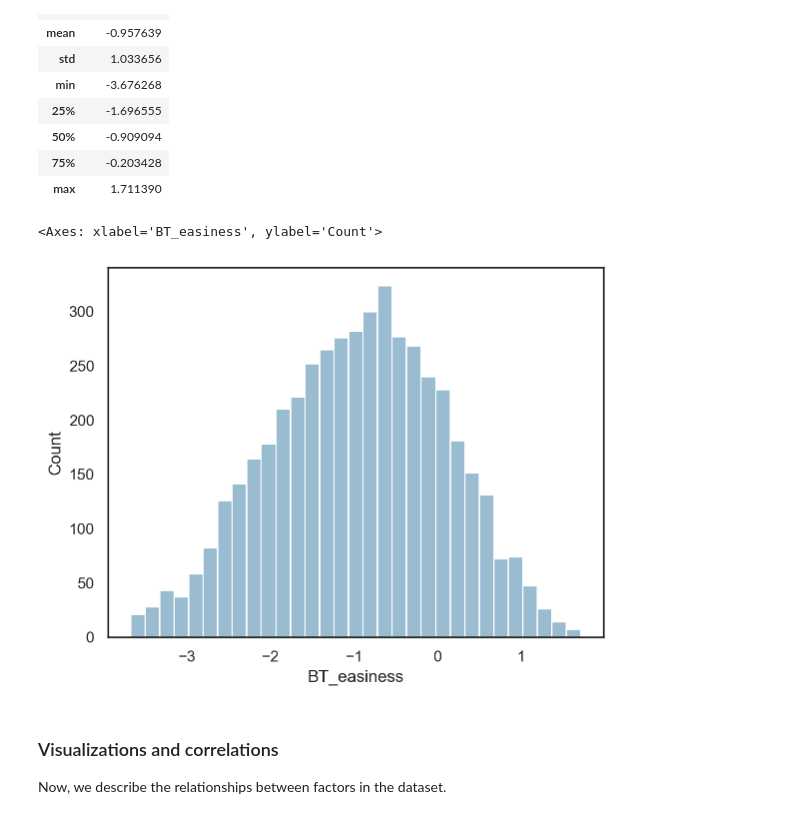
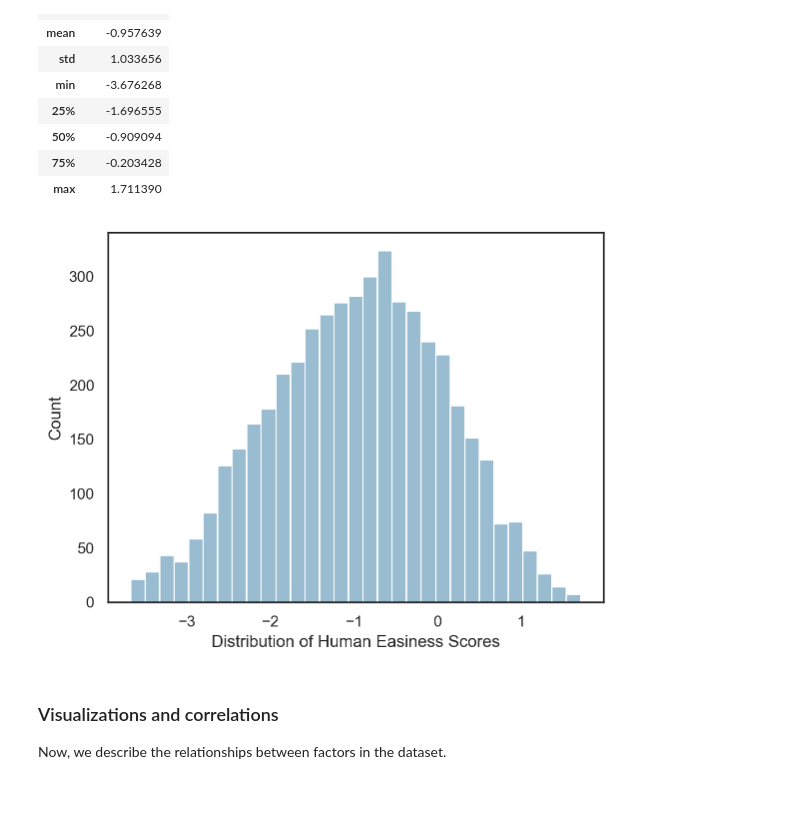
Before and after one commit to seantrott/llm_readability, a Jupyter notebook: notebooks/Exploring CLEAR Dataset.ipynb, the cells around one changed output. Cells and saved outputs as stored; diff of their text form; code cells hidden in the pictures.

Commit message:
GPT scores

```diff
--- a/notebooks/Exploring CLEAR Dataset.ipynb
+++ b/notebooks/Exploring CLEAR Dataset.ipynb
@@ -97,9 +114,10 @@ df[['BT_easiness']].describe()
 | max | 1.711390 |
 # %%
 sns.histplot(data = df, x = 'BT_easiness', color = color3, alpha = .5)
+plt.xlabel("Distribution of Human Easiness Scores")
+plt.savefig("Figures/BT_hist.png", dpi = 300)
 # %% [output]
-<Axes: xlabel='BT_easiness', ylabel='Count'>
-[figure, old version]
+[figure, new version]
 # %% [markdown]
 ### Visualizations and correlations
 
```
Also changed, not shown: parts of 12 cells of this notebook, 1 other file.
